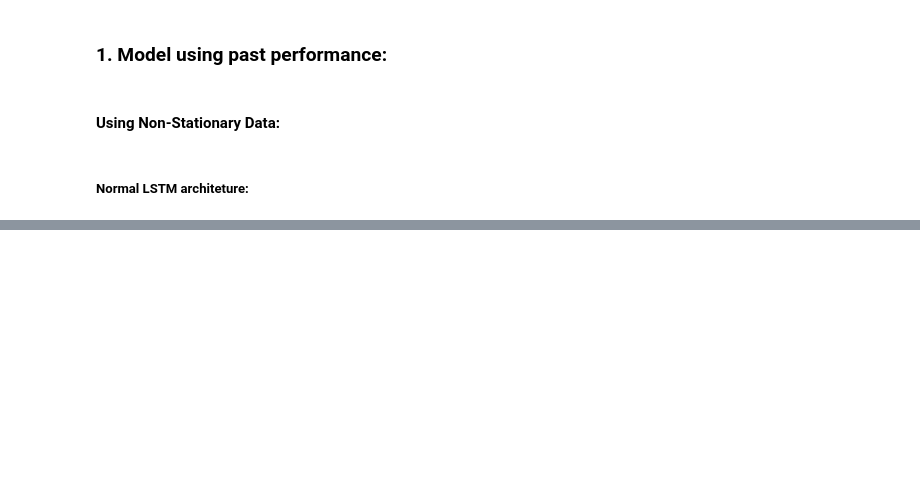
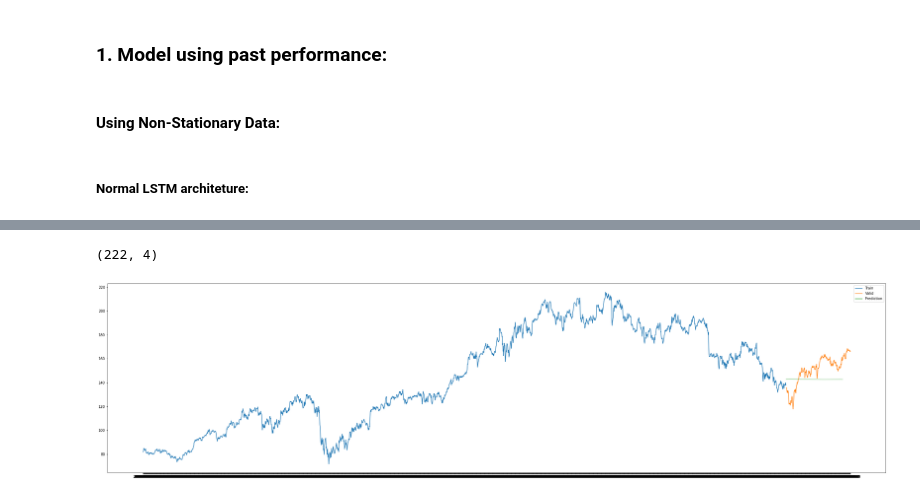
Before and after one commit to prikmm/Stock_predictor, a Jupyter notebook: Stock_predictor.ipynb, the cells around one changed output, grey strips where cells are left out. Saved outputs shown, nothing was run; the diff lists cells and outputs as text; code cells hidden in the pictures; blank space fills up the shorter version.

```diff
--- a/Stock_predictor.ipynb
+++ b/Stock_predictor.ipynb
@@ -415,0 +503,17 @@ KeyboardInterrupt: ignored
+# %%
+gru_nonst_model = keras.models.load_model("GRU.h5", custom_objects={'LastTimeStepMSE': LastTimeStepMSE})
+y_pred = gru_nonst_model.predict(valid_set)
+print(y_pred.shape)
+# %% [output]
+(222, 4)
+# %%
+y_pred = valid_scaler.inverse_transform(y_pred)
+# %%
+plt.figure(figsize=(40, 10))
+plt.plot(train_df.index.get_level_values(0), train_df["Close"], label="Train")
+plt.plot(valid_df.index.get_level_values(0), valid_df["Close"], label="Valid")
+plt.plot(valid_df.index.get_level_values(0)[:222], y_pred[:, 3], label="Prediction")
+plt.legend()
+plt.show()
+# %% [output]
+[figure, added]
```
Also changed, not shown: parts of 19 cells of this notebook.
